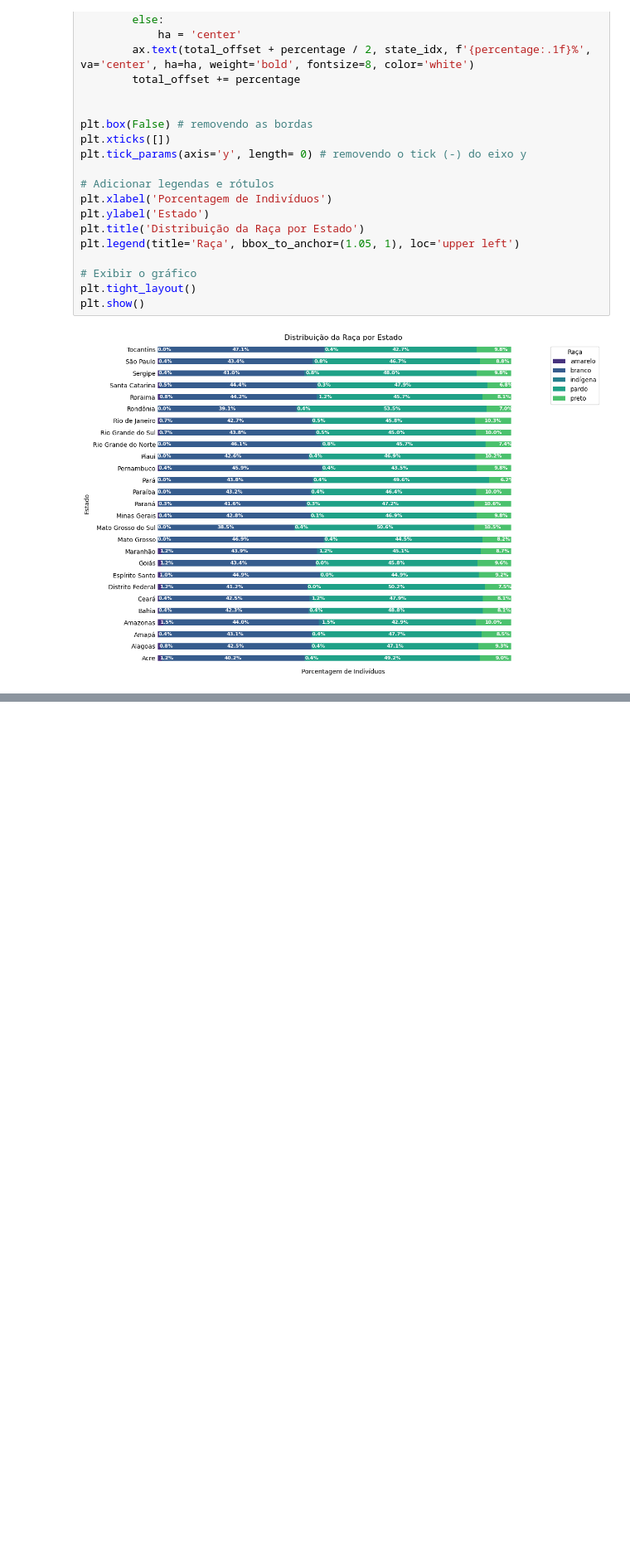
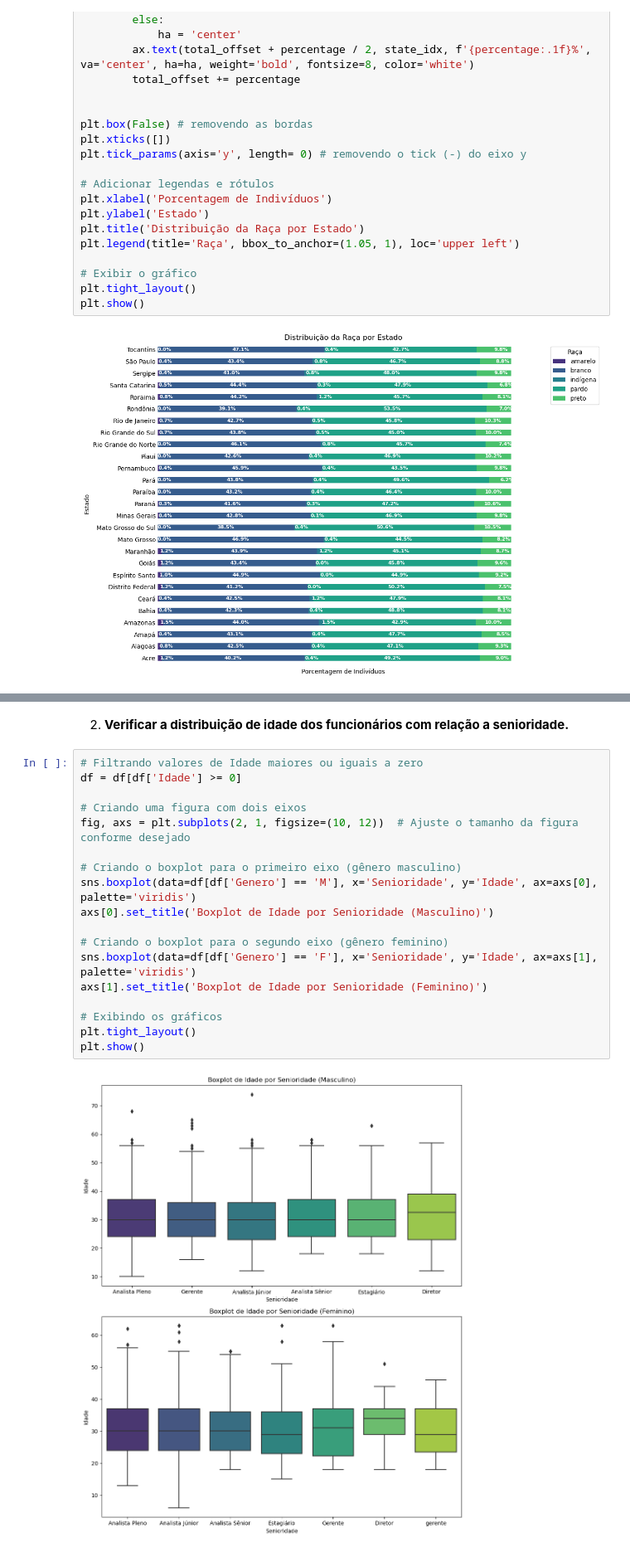
Before and after one commit to pedrolustosab/AdaHack-Dados, a Jupyter notebook: Análise Exploratória.ipynb, the cells around one changed output, grey strips where cells are left out. Shown at 83% size. Cells and saved outputs as stored; diff of their text form; blank space fills up the shorter version.

```diff
--- a/Análise Exploratória.ipynb
+++ b/Análise Exploratória.ipynb
@@ -507,0 +517,22 @@ plt.show()
+# %% [markdown]
+2. **Verificar a distribuição de idade dos funcionários com relação a senioridade.**
+# %%
+# Filtrando valores de Idade maiores ou iguais a zero
+df = df[df['Idade'] >= 0]
+
+# Criando uma figura com dois eixos
+fig, axs = plt.subplots(2, 1, figsize=(10, 12))  # Ajuste o tamanho da figura conforme desejado
+
+# Criando o boxplot para o primeiro eixo (gênero masculino)
+sns.boxplot(data=df[df['Genero'] == 'M'], x='Senioridade', y='Idade', ax=axs[0], palette='viridis')
+axs[0].set_title('Boxplot de Idade por Senioridade (Masculino)')
+
+# Criando o boxplot para o segundo eixo (gênero feminino)
+sns.boxplot(data=df[df['Genero'] == 'F'], x='Senioridade', y='Idade', ax=axs[1], palette='viridis')
+axs[1].set_title('Boxplot de Idade por Senioridade (Feminino)')
+
+# Exibindo os gráficos
+plt.tight_layout()
+plt.show()
+# %% [output]
+[figure, added]
```
Also changed, not shown: parts of 6 cells of this notebook.
